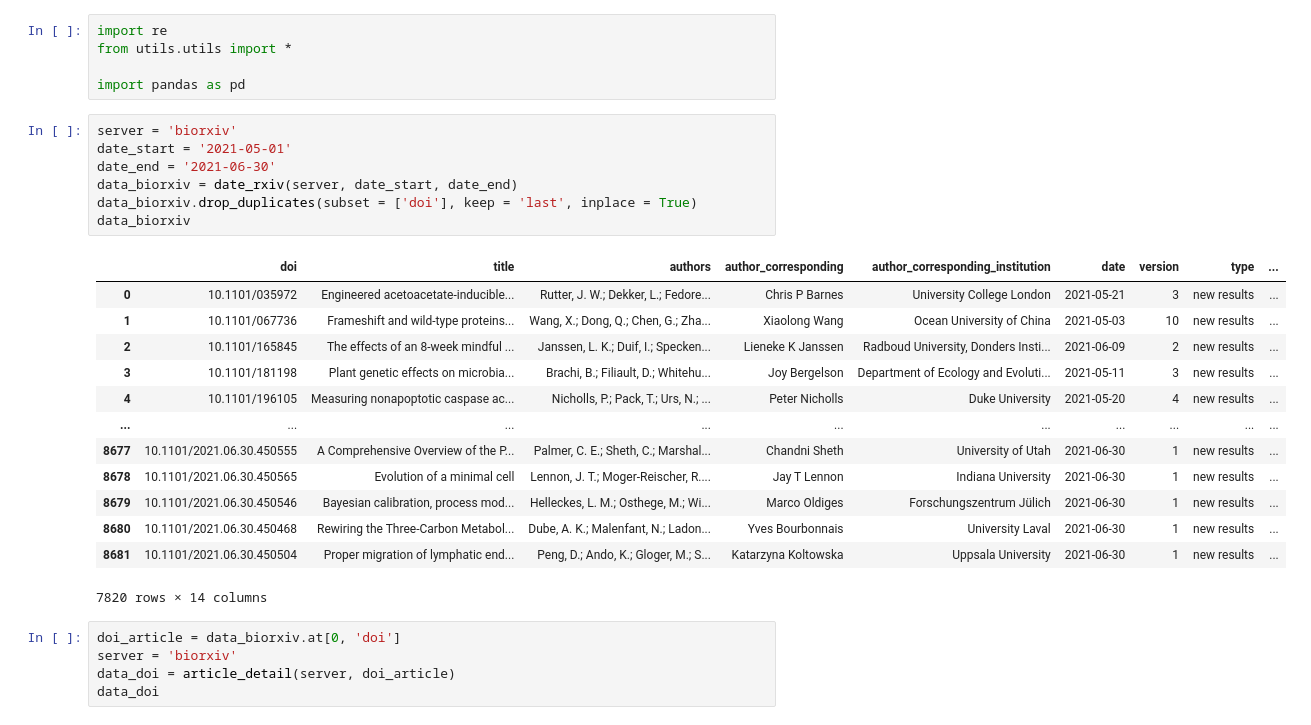
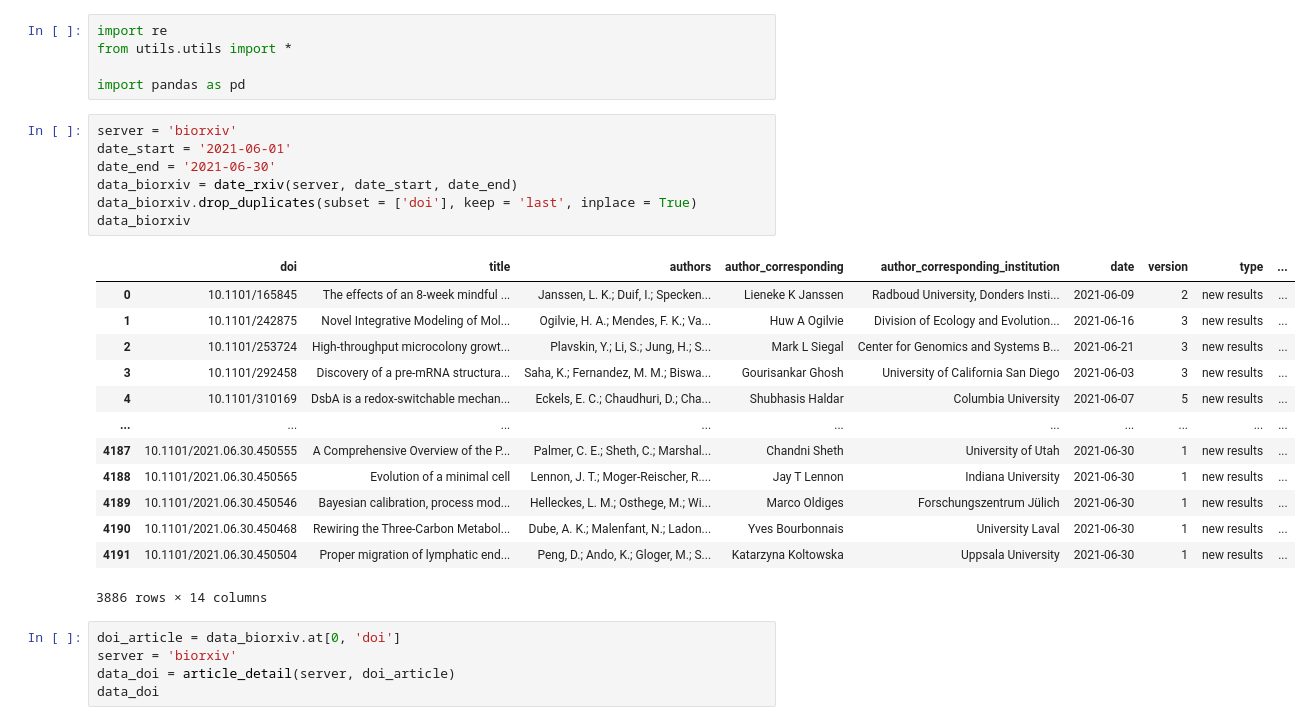
Before and after one commit to dawoeh/BioMedRxiv_API, a Jupyter notebook: retrieval.ipynb, the cells around one changed output. Cells and saved outputs as stored; diff of their text form.

```diff
--- a/retrieval.ipynb
+++ b/retrieval.ipynb
@@ -5,25 +5,25 @@ from utils.utils import *
 import pandas as pd
 # %%
 server = 'biorxiv'
-date_start = '2021-05-01'
+date_start = '2021-06-01'
 date_end = '2021-06-30'
 data_biorxiv = date_rxiv(server, date_start, date_end)
 data_biorxiv.drop_duplicates(subset = ['doi'], keep = 'last', inplace = True)
 data_biorxiv
 # %% [output]
 |  | doi | title | authors | author_corresponding | author_corresponding_institution | date | version | type | ... |
-| 0 | 10.1101/035972 | Engineered acetoacetate-inducible... | Rutter, J. W.; Dekker, L.; Fedore... | Chris P Barnes | University College London | 2021-05-21 | 3 | new results | ... |
-| 1 | 10.1101/067736 | Frameshift and wild-type proteins... | Wang, X.; Dong, Q.; Chen, G.; Zha... | Xiaolong Wang | Ocean University of China | 2021-05-03 | 10 | new results | ... |
-| 2 | 10.1101/165845 | The effects of an 8-week mindful ... | Janssen, L. K.; Duif, I.; Specken... | Lieneke K Janssen | Radboud University, Donders Insti... | 2021-06-09 | 2 | new results | ... |
-| 3 | 10.1101/181198 | Plant genetic effects on microbia... | Brachi, B.; Filiault, D.; Whitehu... | Joy Bergelson | Department of Ecology and Evoluti... | 2021-05-11 | 3 | new results | ... |
-| 4 | 10.1101/196105 | Measuring nonapoptotic caspase ac... | Nicholls, P.; Pack, T.; Urs, N.; ... | Peter Nicholls | Duke University | 2021-05-20 | 4 | new results | ... |
+| 0 | 10.1101/165845 | The effects of an 8-week mindful ... | Janssen, L. K.; Duif, I.; Specken... | Lieneke K Janssen | Radboud University, Donders Insti... | 2021-06-09 | 2 | new results | ... |
+| 1 | 10.1101/242875 | Novel Integrative Modeling of Mol... | Ogilvie, H. A.; Mendes, F. K.; Va... | Huw A Ogilvie | Division of Ecology and Evolution... | 2021-06-16 | 3 | new results | ... |
+| 2 | 10.1101/253724 | High-throughput microcolony growt... | Plavskin, Y.; Li, S.; Jung, H.; S... | Mark L Siegal | Center for Genomics and Systems B... | 2021-06-21 | 3 | new results | ... |
+| 3 | 10.1101/292458 | Discovery of a pre-mRNA structura... | Saha, K.; Fernandez, M. M.; Biswa... | Gourisankar Ghosh | University of California San Diego | 2021-06-03 | 3 | new results | ... |
+| 4 | 10.1101/310169 | DsbA is a redox-switchable mechan... | Eckels, E. C.; Chaudhuri, D.; Cha... | Shubhasis Haldar | Columbia University | 2021-06-07 | 5 | new results | ... |
 | ... | ... | ... | ... | ... | ... | ... | ... | ... | ... |
-| 8677 | 10.1101/2021.06.30.450555 | A Comprehensive Overview of the P... | Palmer, C. E.; Sheth, C.; Marshal... | Chandni Sheth | University of Utah | 2021-06-30 | 1 | new results | ... |
-| 8678 | 10.1101/2021.06.30.450565 | Evolution of a minimal cell | Lennon, J. T.; Moger-Reischer, R.... | Jay T Lennon | Indiana University | 2021-06-30 | 1 | new results | ... |
-| 8679 | 10.1101/2021.06.30.450546 | Bayesian calibration, process mod... | Helleckes, L. M.; Osthege, M.; Wi... | Marco Oldiges | Forschungszentrum Jülich | 2021-06-30 | 1 | new results | ... |
-| 8680 | 10.1101/2021.06.30.450468 | Rewiring the Three-Carbon Metabol... | Dube, A. K.; Malenfant, N.; Ladon... | Yves Bourbonnais | University Laval | 2021-06-30 | 1 | new results | ... |
-| 8681 | 10.1101/2021.06.30.450504 | Proper migration of lymphatic end... | Peng, D.; Ando, K.; Gloger, M.; S... | Katarzyna Koltowska | Uppsala University | 2021-06-30 | 1 | new results | ... |
+| 4187 | 10.1101/2021.06.30.450555 | A Comprehensive Overview of the P... | Palmer, C. E.; Sheth, C.; Marshal... | Chandni Sheth | University of Utah | 2021-06-30 | 1 | new results | ... |
+| 4188 | 10.1101/2021.06.30.450565 | Evolution of a minimal cell | Lennon, J. T.; Moger-Reischer, R.... | Jay T Lennon | Indiana University | 2021-06-30 | 1 | new results | ... |
+| 4189 | 10.1101/2021.06.30.450546 | Bayesian calibration, process mod... | Helleckes, L. M.; Osthege, M.; Wi... | Marco Oldiges | Forschungszentrum Jülich | 2021-06-30 | 1 | new results | ... |
+| 4190 | 10.1101/2021.06.30.450468 | Rewiring the Three-Carbon Metabol... | Dube, A. K.; Malenfant, N.; Ladon... | Yves Bourbonnais | University Laval | 2021-06-30 | 1 | new results | ... |
+| 4191 | 10.1101/2021.06.30.450504 | Proper migration of lymphatic end... | Peng, D.; Ando, K.; Gloger, M.; S... | Katarzyna Koltowska | Uppsala University | 2021-06-30 | 1 | new results | ... |
-7820 rows × 14 columns
+3886 rows × 14 columns
 # %%
 doi_article = data_biorxiv.at[0, 'doi']
 server = 'biorxiv'
```
Also changed, not shown: parts of 7 cells of this notebook, 3 other files.
